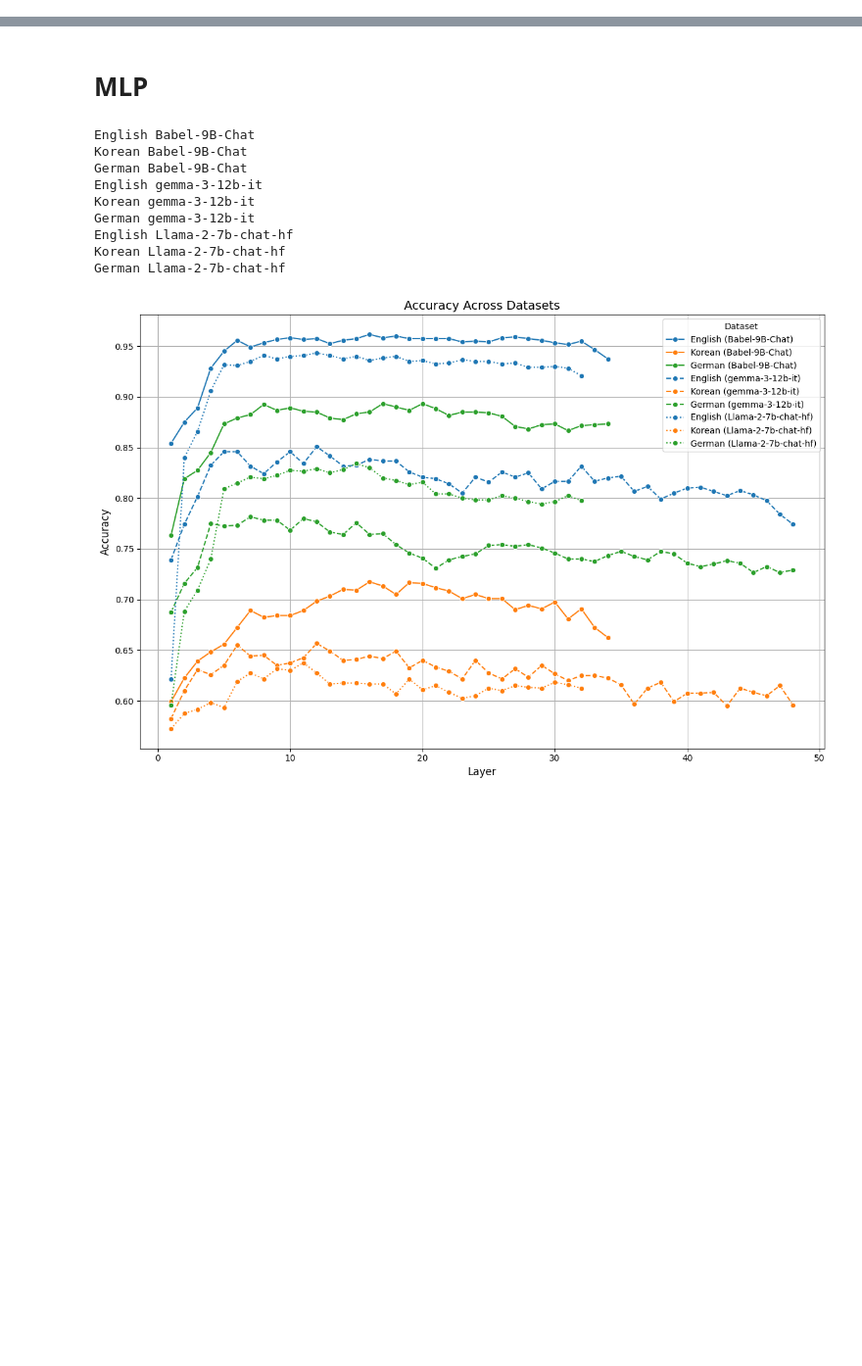
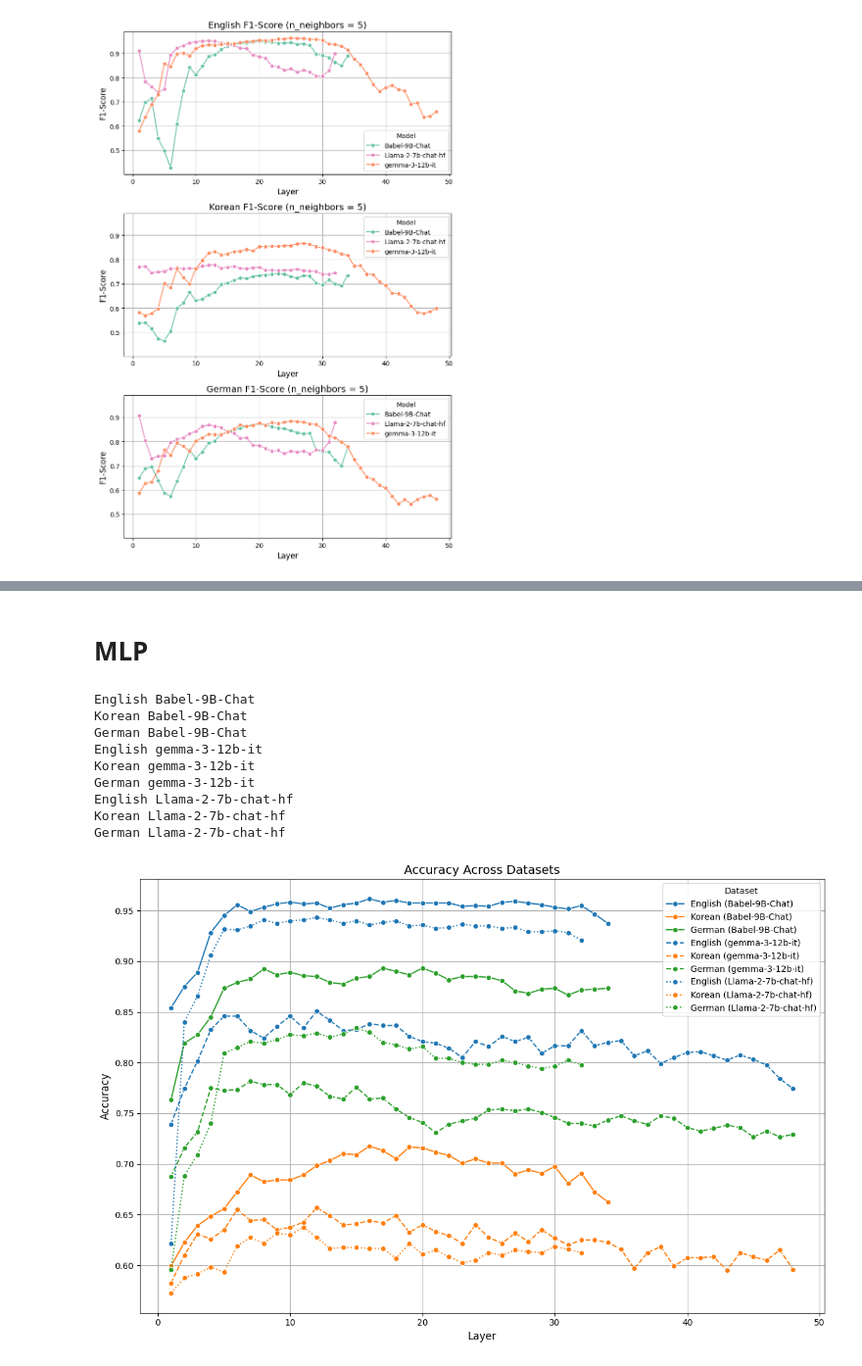
Before and after one commit to hjjjang/multilingual-inner-lexicon, a Jupyter notebook: RQ1/WordNonword/eval_analysis.ipynb, the cells around one changed output, grey strips where cells are left out. Shown at 98% size. Saved outputs shown, nothing was run; the diff lists cells and outputs as text; code cells hidden in the pictures; blank space fills up the shorter version.

```diff
--- a/RQ1/WordNonword/eval_analysis.ipynb
+++ b/RQ1/WordNonword/eval_analysis.ipynb
@@ -102,0 +91,28 @@ dataset_paths
+# %%
+dataset_paths.sort()
+dataset_paths = [
+    '/home/hyujang/multilingual-inner-lexicon/output/RQ1/WordNonword/all-token_words2/knn_eval_results_Babel-9B-Chat_English_wiki.csv',
+#  '/home/hyujang/multilingual-inner-lexicon/output/RQ1/WordNonword/all-token_words2/knn_eval_results_Babel-9B-Chat_German_wiki-0.csv',
+ '/home/hyujang/multilingual-inner-lexicon/output/RQ1/WordNonword/all-token_words2/knn_eval_results_Babel-9B-Chat_German_wiki.csv',
+#  '/home/hyujang/multilingual-inner-lexicon/output/RQ1/WordNonword/all-token_words2/knn_eval_results_Babel-9B-Chat_Korean_wiki-0.csv',
+ '/home/hyujang/multilingual-inner-lexicon/output/RQ1/WordNonword/all-token_words2/knn_eval_results_Babel-9B-Chat_Korean_wiki.csv',
+ '/home/hyujang/multilingual-inner-lexicon/output/RQ1/WordNonword/all-token_words2/knn_eval_results_Llama-2-7b-chat-hf_English_wiki.csv',
+ '/home/hyujang/multilingual-inner-lexicon/output/RQ1/WordNonword/all-token_words2/knn_eval_results_Llama-2-7b-chat-hf_German_wiki.csv',
+ '/home/hyujang/multilingual-inner-lexicon/output/RQ1/WordNonword/all-token_words2/knn_eval_results_Llama-2-7b-chat-hf_Korean_wiki.csv',
+ '/home/hyujang/multilingual-inner-lexicon/output/RQ1/WordNonword/all-token_words2/knn_eval_results_gemma-3-12b-it_English_wiki.csv',
+ '/home/hyujang/multilingual-inner-lexicon/output/RQ1/WordNonword/all-token_words2/knn_eval_results_gemma-3-12b-it_German_wiki.csv',
+#  '/home/hyujang/multilingual-inner-lexicon/output/RQ1/WordNonword/all-token_words2/knn_eval_results_gemma-3-12b-it_Korean_wiki-0.csv',
+ '/home/hyujang/multilingual-inner-lexicon/output/RQ1/WordNonword/all-token_words2/knn_eval_results_gemma-3-12b-it_Korean_wiki.csv'
+ ]
+
+# dataset_paths = ['/home/hyujang/multilingual-inner-lexicon/output/RQ1/WordNonword/all-token_words2/knn_eval_results_Babel-9B-Chat_English_wiki.csv',
+# #  '/home/hyujang/multilingual-inner-lexicon/output/RQ1/WordNonword/all-token_words2/knn_eval_results_Babel-9B-Chat_German_wiki-0.csv',
+#  '/home/hyujang/multilingual-inner-lexicon/output/RQ1/WordNonword/all-token_words2/knn_eval_results_Babel-9B-Chat_German_wiki.csv',
+# #  '/home/hyujang/multilingual-inner-lexicon/output/RQ1/WordNonword/all-token_words2/knn_eval_results_Babel-9B-Chat_Korean_wiki-0.csv',
+#  '/home/hyujang/multilingual-inner-lexicon/output/RQ1/WordNonword/all-token_words2/knn_eval_results_Babel-9B-Chat_Korean_wiki.csv',
+#  '/home/hyujang/multilingual-inner-lexicon/output/RQ1/WordNonword/all-token_words2/knn_eval_results_Llama-2-7b-chat-hf_English_wiki.csv',
+#  '/home/hyujang/multilingual-inner-lexicon/output/RQ1/WordNonword/all-token_words2/knn_eval_results_Llama-2-7b-chat-hf_German_wiki.csv',
+#  '/home/hyujang/multilingual-inner-lexicon/output/RQ1/WordNonword/all-token_words2/knn_eval_results_gemma-3-12b-it_English_wiki.csv',
+#  '/home/hyujang/multilingual-inner-lexicon/output/RQ1/WordNonword/all-token_words2/knn_eval_results_gemma-3-12b-it_German_wiki.csv',
+# #  '/home/hyujang/multilingual-inner-lexicon/output/RQ1/WordNonword/all-token_words2/knn_eval_results_gemma-3-12b-it_Korean_wiki-0.csv',
+#  '/home/hyujang/multilingual-inner-lexicon/output/RQ1/WordNonword/all-token_words2/knn_eval_results_gemma-3-12b-it_Korean_wiki.csv']
@@ -102,0 +350,4 @@ dataset_paths
+# %%
+plot_n_neighbors_5_accuracy_by_language(dataset_paths, language_colors, model_styles, metric="F1-Score")
+# %% [output]
+[figure, added]
```
Also changed, not shown: parts of 24 cells of this notebook, 5 other files.
